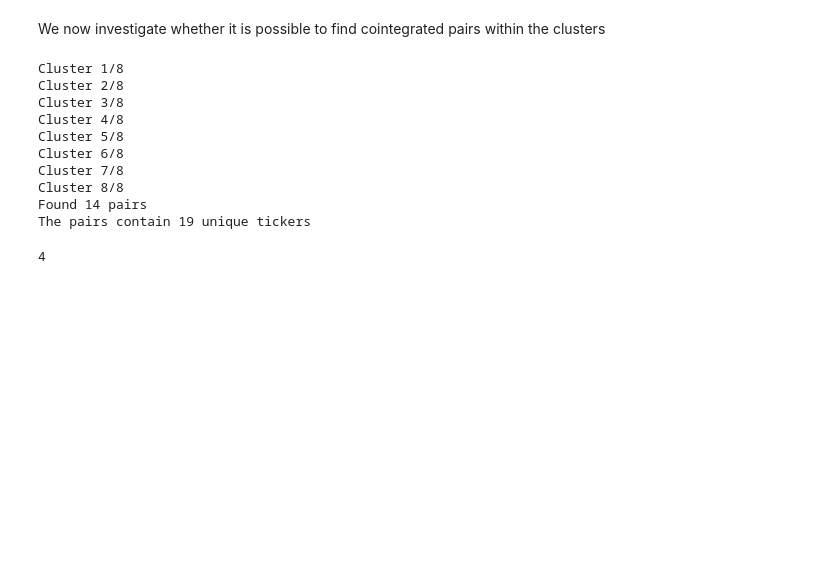
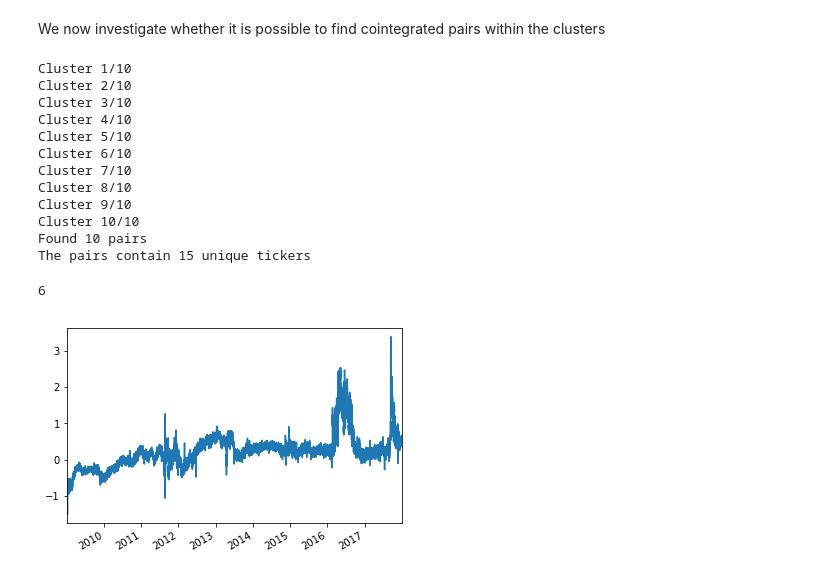
Before and after one commit to simaomsarmento/PairsTrading, a Jupyter notebook: PairsTrading_CommodityETFs-Clustering.ipynb, the cells around one changed output. Drawn from its saved outputs; the diff is of its cells as text; code cells hidden in the pictures; blank space fills up the shorter version.

```diff
--- a/PairsTrading_CommodityETFs-Clustering.ipynb
+++ b/PairsTrading_CommodityETFs-Clustering.ipynb
@@ -76,6 +74,3 @@ config_file = 'config/config_commodities_2010_2019.json'
-# %%
-with open(config_file, 'r') as f:
-    config = json.load(f)
 # %% [markdown]
 ### Import Classes
 # %%
@@ -465,39 +464,48 @@ We now investigate whether it is possible to find cointegrated pairs within the
 pairs_unsupervised, unique_tickers = series_analyser.get_candidate_pairs(clustered_series=clustered_series,
                                                             pricing_df_train=df_prices_train,
                                                             pricing_df_test=df_prices_test,
-                                                            min_half_life=5,
+                                                            min_half_life=min_half_life,
                                                             min_zero_crosings=12*6,
                                                             p_value_threshold=0.05,
                                                             hurst_threshold=0.5,
                                                             subsample=subsample
                                                             )
 # %% [output]
-Cluster 1/8
-Cluster 2/8
-Cluster 3/8
-Cluster 4/8
-Cluster 5/8
-Cluster 6/8
-Cluster 7/8
-Cluster 8/8
-Found 14 pairs
-The pairs contain 19 unique tickers
+Cluster 1/10
+Cluster 2/10
+Cluster 3/10
+Cluster 4/10
+Cluster 5/10
+Cluster 6/10
+Cluster 7/10
+Cluster 8/10
+Cluster 9/10
+Cluster 10/10
+Found 10 pairs
+The pairs contain 15 unique tickers
 # %%
 count = 0
 pairs_aux = []
 for pair in pairs_unsupervised:
     if pair[2]['hurst_exponent']<0.5:
-        if pair[2]['p_value']<0.01:
-            count += 1
-            pairs_aux.append(pair)
-            if count == 5:
-                pair[2]['spread'].plot()
+        if pair[2]['p_value']<0.05:
+            # filter by volatility
+            spread = pair[2]['spread']
+            spread_pct_change = (((spread - spread.shift(1)) / abs(spread.shift(1))) * 100).fillna(0)
+            spread_actual_changes = spread_pct_change[spread_pct_change != 0].abs()
+            threshold = spread_actual_changes.quantile(q=0.95, interpolation='linear')
+            if threshold > 5:
+                count += 1
+                pairs_aux.append(pair)
+                if count == 5:
+                    pair[2]['spread'].plot()
 print(count)
 
 with open('data/etfs/pickle/pairs_unsupervised_learning_'+file_extension+'.pickle', 'wb') as f:
     pickle.dump(pairs_aux, f)
 # %% [output]
-4
+6
+[figure, added]
 # %%
 count_different_category = 0
 for pair in pairs_aux:
```
Also changed, not shown: parts of 11 cells of this notebook, 5 other files.
